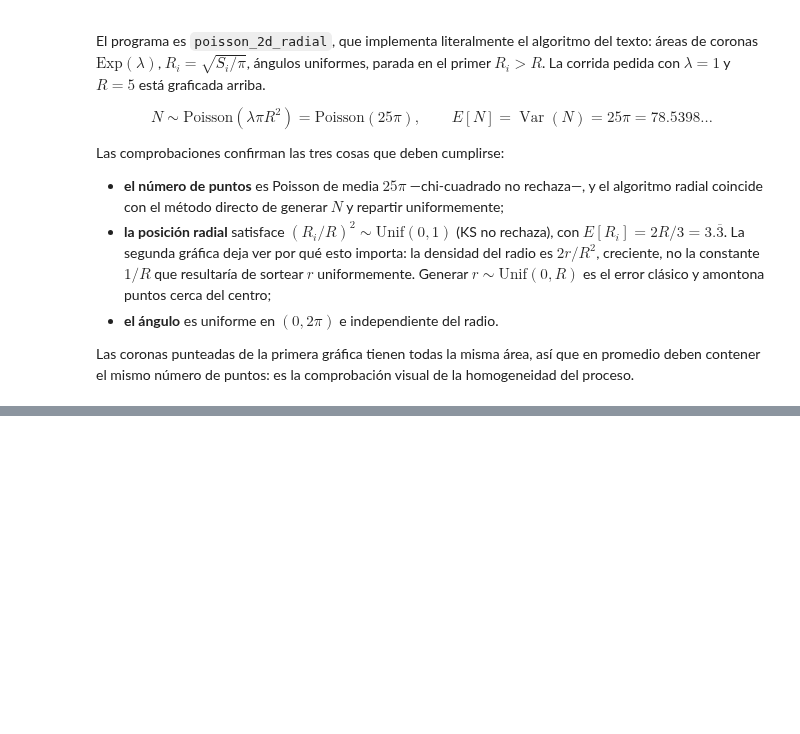
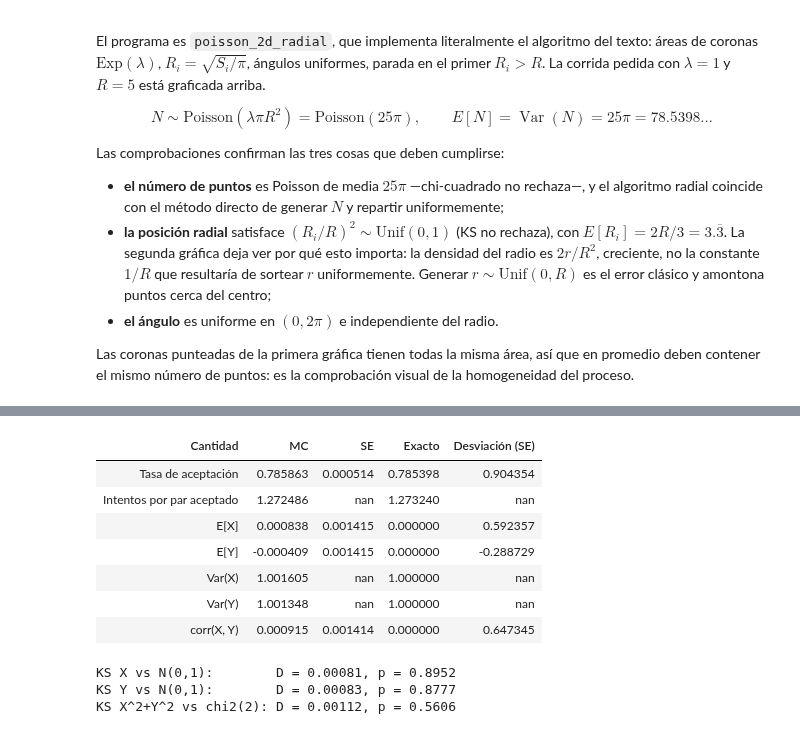
Before and after one commit to fabianpradod/mod-practica2, a Jupyter notebook: Practica_2_Generacion_de_Variables_Aleatorias_Continuas.ipynb, the cells around one changed output, grey strips where cells are left out. Cells and saved outputs as stored; diff of their text form; code cells hidden in the pictures; blank space fills up the shorter version.

```diff
--- a/Practica_2_Generacion_de_Variables_Aleatorias_Continuas.ipynb
+++ b/Practica_2_Generacion_de_Variables_Aleatorias_Continuas.ipynb
@@ -1097,0 +1161,60 @@ Las coronas punteadas de la primera gráfica tienen todas la misma área, así q
+# %%
+def polar_pares(n_pares):
+    """Método polar vectorizado. Devuelve X, Y y los intentos realmente consumidos."""
+    xs, ys = np.empty(n_pares), np.empty(n_pares)
+    llenos, intentos = 0, 0
+    while llenos < n_pares:
+        m = int((n_pares - llenos) * 4 / math.pi * 1.2) + 16
+        V1 = 2 * rng.random(m) - 1                  # Pasos 1 y 2
+        V2 = 2 * rng.random(m) - 1
+        S = V1**2 + V2**2
+        acepta = (S <= 1) & (S > 0)                 # Paso 3
+        k = min(n_pares - llenos, np.count_nonzero(acepta))
+        intentos += _consumidas(acepta, k)          # sólo los intentos gastados
+        Sa, V1a, V2a = S[acepta][:k], V1[acepta][:k], V2[acepta][:k]
+        factor = np.sqrt(-2 * np.log(Sa) / Sa)      # Paso 4
+        xs[llenos:llenos + k] = V1a * factor
+        ys[llenos:llenos + k] = V2a * factor
+        llenos += k
+    return xs, ys, intentos
+
+N9 = 500_000
+X9, Y9, intentos9 = polar_pares(N9)
+acept9 = N9 / intentos9
+
+res9 = pd.DataFrame([
+    {"Cantidad": "Tasa de aceptación", "MC": acept9, "SE": se_proporcion(acept9, intentos9),
+     "Exacto": math.pi / 4},
+    {"Cantidad": "Intentos por par aceptado", "MC": intentos9 / N9, "SE": np.nan,
+     "Exacto": 4 / math.pi},
+    {"Cantidad": "E[X]", "MC": X9.mean(), "SE": se_media(X9), "Exacto": 0.0},
+    {"Cantidad": "E[Y]", "MC": Y9.mean(), "SE": se_media(Y9), "Exacto": 0.0},
+    {"Cantidad": "Var(X)", "MC": X9.var(ddof=1), "SE": np.nan, "Exacto": 1.0},
+    {"Cantidad": "Var(Y)", "MC": Y9.var(ddof=1), "SE": np.nan, "Exacto": 1.0},
+    {"Cantidad": "corr(X, Y)", "MC": float(np.corrcoef(X9, Y9)[0, 1]),
+     "SE": 1 / math.sqrt(N9), "Exacto": 0.0},
+])
+res9["Desviación (SE)"] = [z_desviacion(r.MC, r.Exacto, r.SE) if np.isfinite(r.SE) else np.nan
+                           for r in res9.itertuples()]
+display(tabla(res9, 6))
+
+ks_x = stats.kstest(X9, "norm")
+ks_y = stats.kstest(Y9, "norm")
+# X^2 + Y^2 debe ser chi-cuadrado con 2 grados de libertad, la firma del método.
+ks_r2 = stats.kstest(X9**2 + Y9**2, "chi2", args=(2,))
+print(f"KS X vs N(0,1):        D = {ks_x.statistic:.5f}, p = {ks_x.pvalue:.4f}")
+print(f"KS Y vs N(0,1):        D = {ks_y.statistic:.5f}, p = {ks_y.pvalue:.4f}")
+print(f"KS X^2+Y^2 vs chi2(2): D = {ks_r2.statistic:.5f}, p = {ks_r2.pvalue:.4f}")
+assert min(ks_x.pvalue, ks_y.pvalue, ks_r2.pvalue) > 0.01
+# %% [output]
+| Cantidad | MC | SE | Exacto | Desviación (SE) |
+| Tasa de aceptación | 0.785863 | 0.000514 | 0.785398 | 0.904354 |
+| Intentos por par aceptado | 1.272486 | nan | 1.273240 | nan |
+| E[X] | 0.000838 | 0.001415 | 0.000000 | 0.592357 |
+| E[Y] | -0.000409 | 0.001415 | 0.000000 | -0.288729 |
+| Var(X) | 1.001605 | nan | 1.000000 | nan |
+| Var(Y) | 1.001348 | nan | 1.000000 | nan |
+| corr(X, Y) | 0.000915 | 0.001414 | 0.000000 | 0.647345 |
+KS X vs N(0,1):        D = 0.00081, p = 0.8952
+KS Y vs N(0,1):        D = 0.00083, p = 0.8777
+KS X^2+Y^2 vs chi2(2): D = 0.00112, p = 0.5606
```
Also changed, not shown: parts of 9 cells of this notebook.
